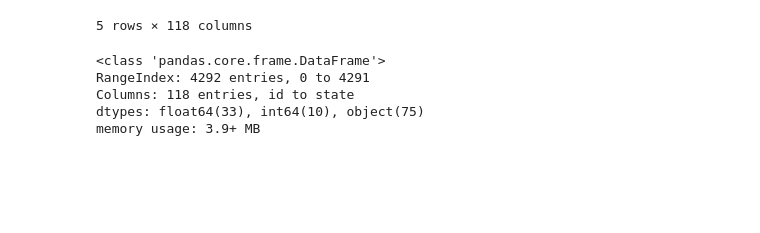
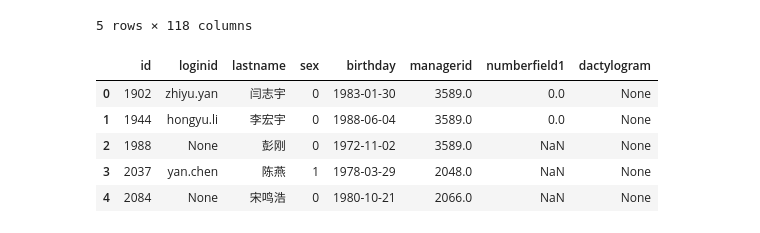
Before and after one commit to Yusheng0313/JNB_WS, a Jupyter notebook: 伟仕佳杰数据分析/OracleLinkTest.ipynb, the cells around one changed output. Saved outputs shown, nothing was run; the diff lists cells and outputs as text; code cells hidden in the pictures; blank space fills up the shorter version.

```diff
--- a/伟仕佳杰数据分析/OracleLinkTest.ipynb
+++ b/伟仕佳杰数据分析/OracleLinkTest.ipynb
@@ -47,14 +31,15 @@ df.head(5)
 | 3 | 2037 | yan.chen | C4CA4238A0B923820DCC509A6F75849B | 陈燕 | 1 | 1978-03-29 | None | 7 | None | ... |
 | 4 | 2084 | None | C4CA4238A0B923820DCC509A6F75849B | 宋鸣浩 | 0 | 1980-10-21 | None | 7 | None | ... |
 5 rows × 118 columns
-# %%
-df.info()
-# %% [output]
-<class 'pandas.core.frame.DataFrame'>
-RangeIndex: 4292 entries, 0 to 4291
-Columns: 118 entries, id to state
-dtypes: float64(33), int64(10), object(75)
-memory usage: 3.9+ MB
+# %%
+df.loc[df.id>0,['id','loginid','lastname','sex','birthday','managerid','numberfield1','dactylogram']].head(5)
+# %% [output]
+|  | id | loginid | lastname | sex | birthday | managerid | numberfield1 | dactylogram |
+| 0 | 1902 | zhiyu.yan | 闫志宇 | 0 | 1983-01-30 | 3589.0 | 0.0 | None |
+| 1 | 1944 | hongyu.li | 李宏宇 | 0 | 1988-06-04 | 3589.0 | 0.0 | None |
+| 2 | 1988 | None | 彭刚 | 0 | 1972-11-02 | 3589.0 | NaN | None |
+| 3 | 2037 | yan.chen | 陈燕 | 1 | 1978-03-29 | 2048.0 | NaN | None |
+| 4 | 2084 | None | 宋鸣浩 | 0 | 1980-10-21 | 2066.0 | NaN | None |
 # %%
 dtype={'ID': sqlalchemy.types.Integer(),
      'LOGINID': sqlalchemy.types.VARCHAR(length=60),
```
Also changed, not shown: parts of 3 cells of this notebook, 3 other files.
